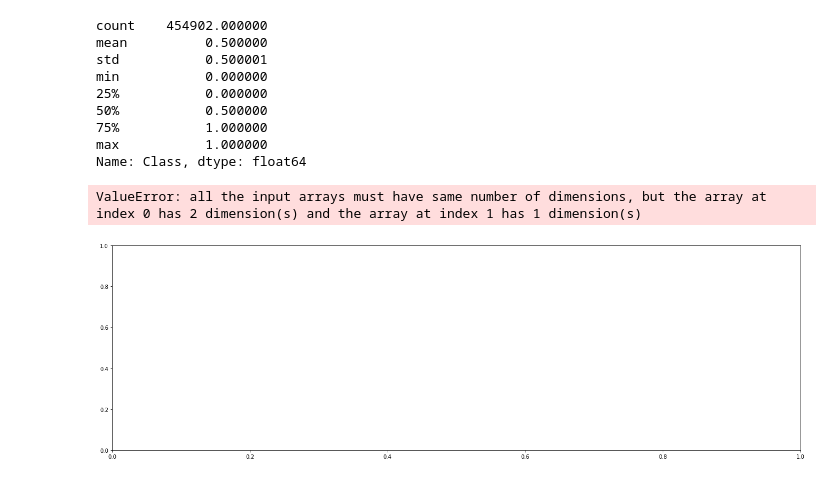
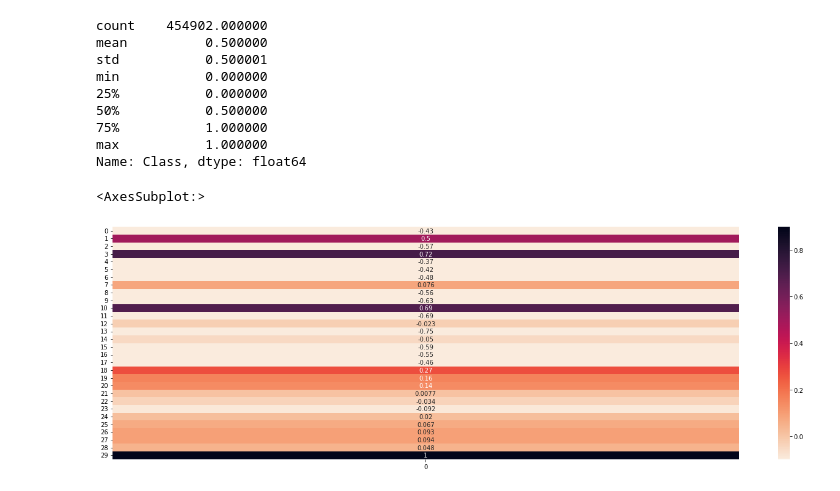
Before and after one commit to ilkeratik/Fraud_Detection, a Jupyter notebook: EDA.ipynb, the cells around one changed output. Drawn from its saved outputs; the diff is of its cells as text; code cells hidden in the pictures.

```diff
--- a/EDA.ipynb
+++ b/EDA.ipynb
@@ -75,8 +79,6 @@ sns.heatmap(class_d, ax=axes, annot=True,vmin=-.1, vmax=1 ,cmap="rocket_r")
 # %% [output]
 <AxesSubplot:>
 [figure]
-# %%
-X_train, X_test, y_train, y_test = train_test_split(data.iloc[:,1:-1], data.iloc[:,-1], test_size=0.2, random_state=42)
 # %%
 ros = RandomOverSampler(random_state=0)
 X_train_resampled, y_train_resampled = ros.fit_resample(X_train,y_train)
@@ -109,8 +111,8 @@ Name: Class, dtype: float64
 # %%
 fig, axes = plt.subplots(1, 1, figsize=(23, 7))
 data_w = pd.concat([X_train_resampled,y_train_resampled], axis=1)
 class_d = data_w.corr().iloc[-1,:]
-sns.heatmap(class_d[:, np.newaxis], ax=axes, annot=True,vmin=-.1, vmax=.5 ,cmap="rocket_r")
+sns.heatmap(class_d[:, np.newaxis], ax=axes, annot=True,vmin=-.1, vmax=.9 ,cmap="rocket_r")
 # %% [output]
-ValueError: all the input arrays must have same number of dimensions, but the array at index 0 has 2 dimension(s) and the array at index 1 has 1 dimension(s)
+<AxesSubplot:>
-[figure, old version]
+[figure, new version]
```
Also changed, not shown: parts of 2 cells of this notebook, 2 other files.
